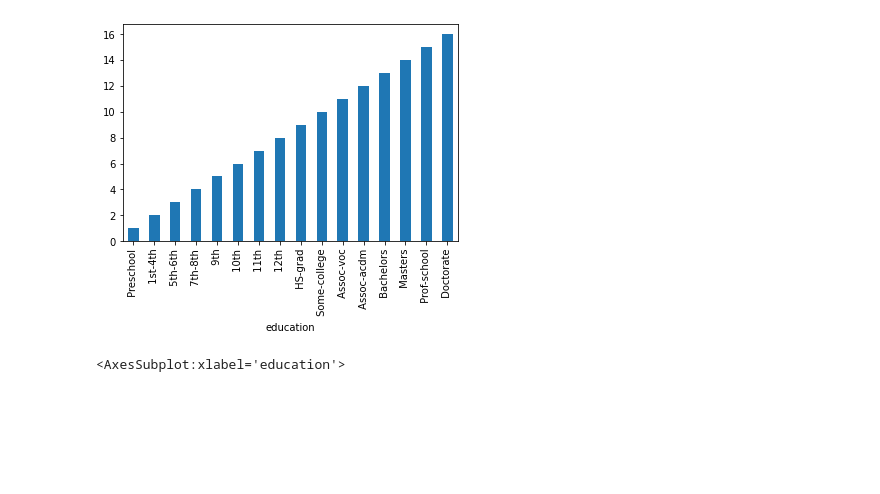
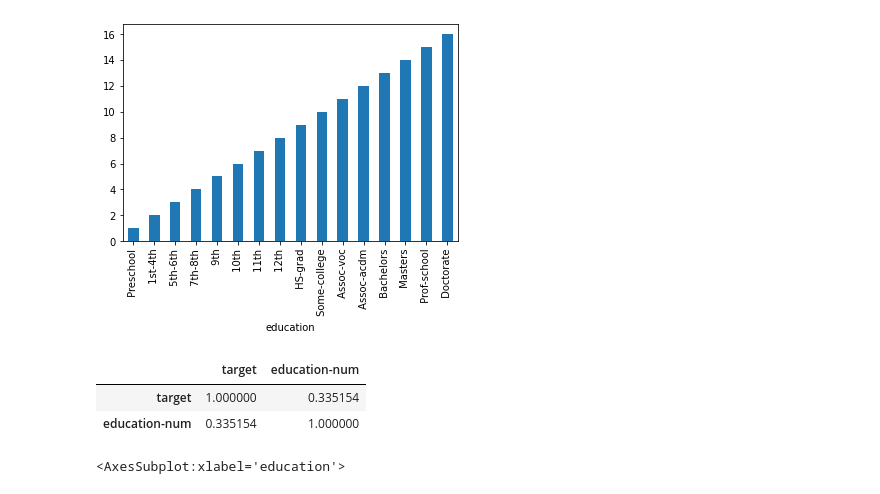
Before and after one commit to dhesse/IN-STK5000-Autumn-2022, a Jupyter notebook: nbhome/03 Supervised.ipynb, the cells around one changed output. Cells and saved outputs as stored; diff of their text form; code cells hidden in the pictures; blank space fills up the shorter version.

```diff
--- a/nbhome/03 Supervised.ipynb
+++ b/nbhome/03 Supervised.ipynb
@@ -129,6 +137,12 @@ df.groupby(['education'])['education-num'].mean().sort_values().plot.bar()
 # %% [output]
 <AxesSubplot:xlabel='education'>
 [figure]
+# %%
+pd.get_dummies(df[['target', 'education-num']]).corr()
+# %% [output]
+|  | target | education-num |
+| target | 1.000000 | 0.335154 |
+| education-num | 0.335154 | 1.000000 |
 # %%
 df.groupby(['education', 'target']).size()\
  .reset_index()\
```
Also changed, not shown: parts of 2 cells of this notebook, 1 other file.
